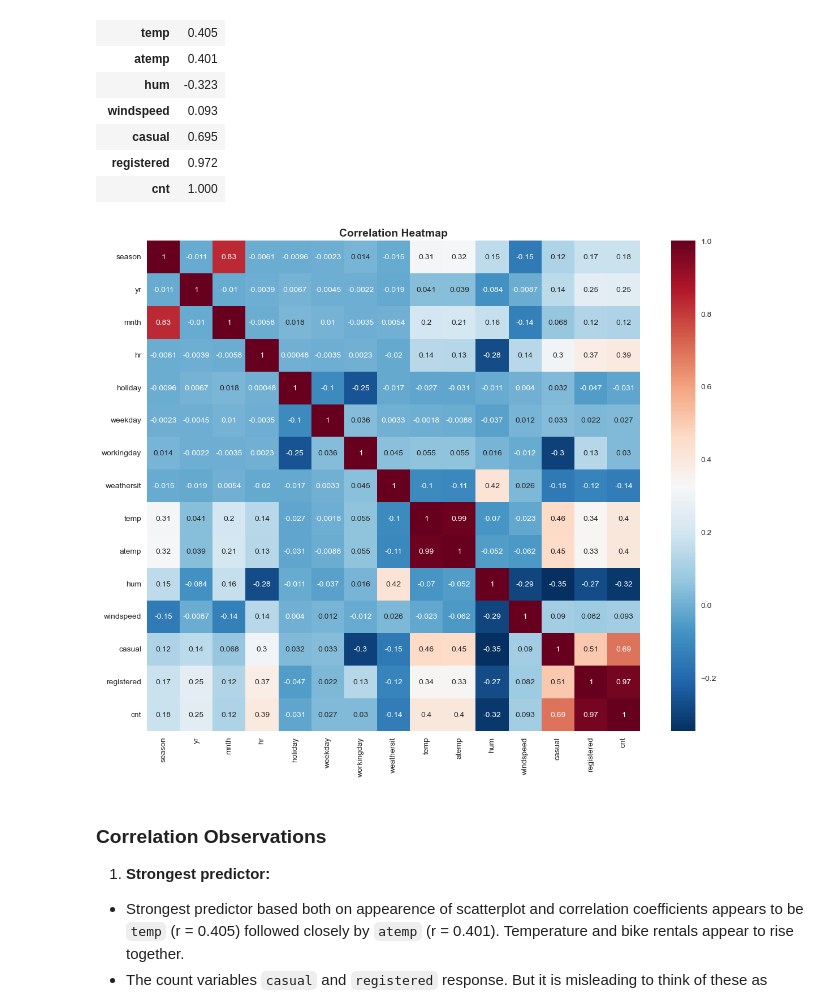
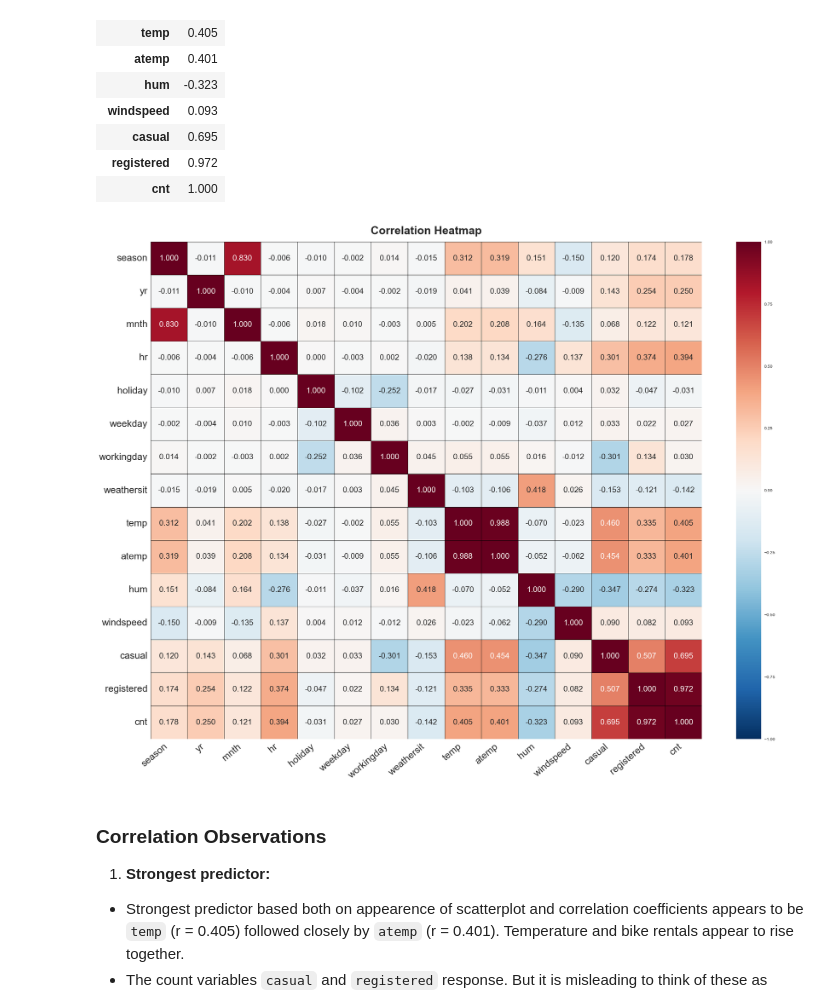
Before and after one commit to MTSU-DATA4950-Capstone-Spring2026/Team4-R2_BikeSharingDemand, a Jupyter notebook: notebooks/01_eda.ipynb, the cells around one changed output. Drawn from its saved outputs; the diff is of its cells as text; code cells hidden in the pictures.

```diff
--- a/notebooks/01_eda.ipynb
+++ b/notebooks/01_eda.ipynb
@@ -466,13 +480,22 @@ correlation_matrix[['cnt']].round(3)
 | cnt | 1.000 |
 # %%
 # display heatmap
-plt.figure(figsize=(12,10))
-sns.heatmap(correlation_matrix, annot=True, cmap='RdBu_r')
-plt.title('Correlation Heatmap', fontsize=14, fontweight='bold')
+plt.figure(figsize=(24,18))
+sns.heatmap(correlation_matrix,
+            fmt=".3f",  # limit decimals
+            vmin=-1, vmax=1, # consistent scale
+            annot=True, annot_kws={"size": 18},  # r annotation + size
+            linewidths=0.5, linecolor='black',  # gridlines and gridline color
+            cmap='RdBu_r'
+            )
+plt.title('Correlation Heatmap', fontsize=26, fontweight='bold', y=1.01)
+plt.xticks(rotation=40, ha='right', fontsize=22)
+plt.yticks(rotation=0, fontsize=22)
 plt.tight_layout()
+plt.savefig("../figures/01_correlation_heatmap.png", dpi=300, bbox_inches="tight")
 plt.show()
 # %% [output]
-[figure, old version]
+[figure, new version]
 # %% [markdown]
 ### Correlation Observations
 
```
Also changed, not shown: parts of 5 cells of this notebook, 31 other files.
